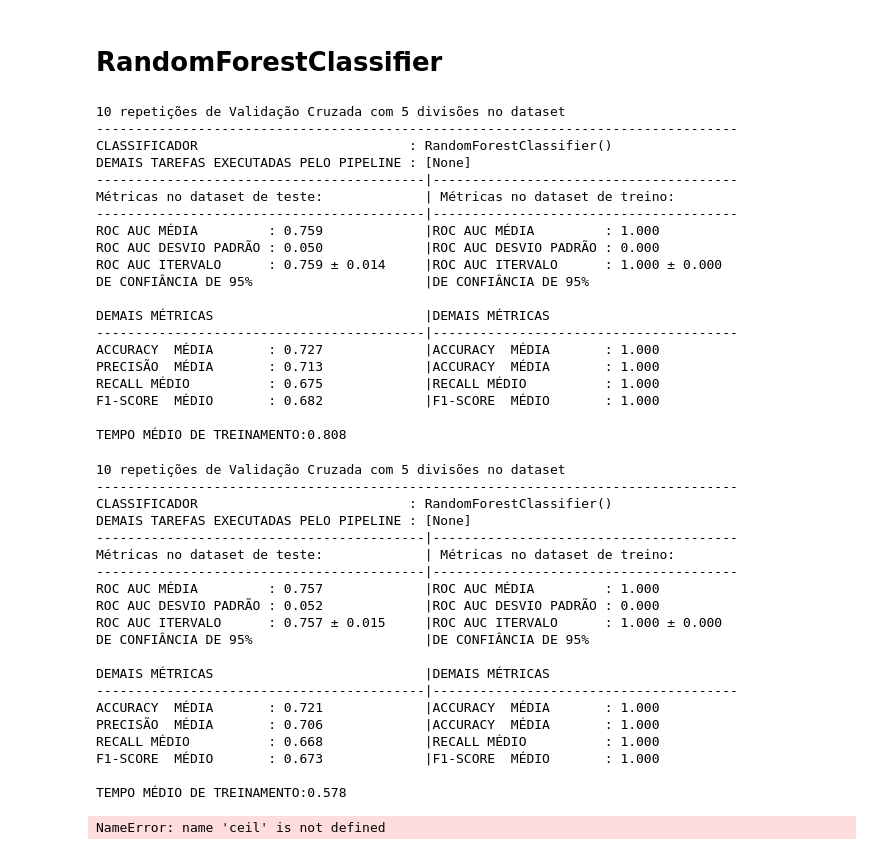
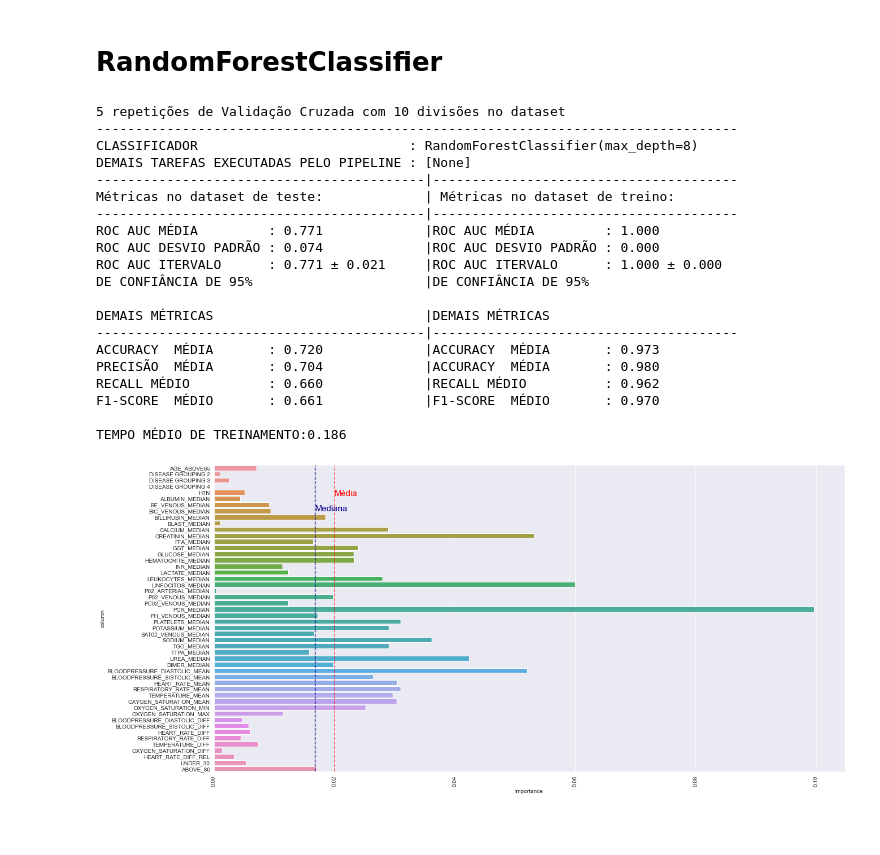
Before and after one commit to PedroHCAlmeida/Projeto_final_bootcamp, a Jupyter notebook: notebooks/Predicoes.ipynb, the cells around one changed output. Cells and saved outputs as stored; diff of their text form; code cells hidden in the pictures; blank space fills up the shorter version.

```diff
--- a/notebooks/Predicoes.ipynb
+++ b/notebooks/Predicoes.ipynb
@@ -73,54 +195,43 @@ TEMPO MÉDIO DE TREINAMENTO:0.02
 # %% [markdown]
 # RandomForestClassifier
 # %%
-rf = Classifier(RandomForestClassifier, df)
+rf = Classifier(RandomForestClassifier, df, max_depth=8)
 rf.cross_val()
 # %% [output]
-10 repetições de Validação Cruzada com 5 divisões no dataset
+5 repetições de Validação Cruzada com 10 divisões no dataset
 ----------------------------------------------------------------------------------
-CLASSIFICADOR                           : RandomForestClassifier()
+CLASSIFICADOR                           : RandomForestClassifier(max_depth=8)
 DEMAIS TAREFAS EXECUTADAS PELO PIPELINE : [None]
 ------------------------------------------|---------------------------------------
 Métricas no dataset de teste:             | Métricas no dataset de treino:
 ------------------------------------------|---------------------------------------
-ROC AUC MÉDIA         : 0.759             |ROC AUC MÉDIA         : 1.000
-ROC AUC DESVIO PADRÃO : 0.050             |ROC AUC DESVIO PADRÃO : 0.000
-ROC AUC ITERVALO      : 0.759 ± 0.014     |ROC AUC ITERVALO      : 1.000 ± 0.000
+ROC AUC MÉDIA         : 0.771             |ROC AUC MÉDIA         : 1.000
+ROC AUC DESVIO PADRÃO : 0.074             |ROC AUC DESVIO PADRÃO : 0.000
+ROC AUC ITERVALO      : 0.771 ± 0.021     |ROC AUC ITERVALO      : 1.000 ± 0.000
 DE CONFIÂNCIA DE 95%                      |DE CONFIÂNCIA DE 95%
 
 DEMAIS MÉTRICAS                           |DEMAIS MÉTRICAS
 ------------------------------------------|---------------------------------------
-ACCURACY  MÉDIA       : 0.727             |ACCURACY  MÉDIA       : 1.000
-PRECISÃO  MÉDIA       : 0.713             |ACCURACY  MÉDIA       : 1.000
-RECALL MÉDIO          : 0.675             |RECALL MÉDIO          : 1.000
-F1-SCORE  MÉDIO       : 0.682             |F1-SCORE  MÉDIO       : 1.000
+ACCURACY  MÉDIA       : 0.720             |ACCURACY  MÉDIA       : 0.973
+PRECISÃO  MÉDIA       : 0.704             |ACCURACY  MÉDIA       : 0.980
+RECALL MÉDIO          : 0.660             |RECALL MÉDIO          : 0.962
+F1-SCORE  MÉDIO       : 0.661             |F1-SCORE  MÉDIO       : 0.970
 
-TEMPO MÉDIO DE TREINAMENTO:0.808
+TEMPO MÉDIO DE TREINAMENTO:0.186
-# %%
-rf = Classifier(RandomForestClassifier, data)
-rf.cross_val()
-# %% [output]
-10 repetições de Validação Cruzada com 5 divisões no dataset
-----------------------------------------------------------------------------------
-CLASSIFICADOR                           : RandomForestClassifier()
-DEMAIS TAREFAS EXECUTADAS PELO PIPELINE : [None]
-------------------------------------------|---------------------------------------
-Métricas no dataset de teste:             | Métricas no dataset de treino:
-------------------------------------------|---------------------------------------
-ROC AUC MÉDIA         : 0.757             |ROC AUC MÉDIA         : 1.000
-ROC AUC DESVIO PADRÃO : 0.052             |ROC AUC DESVIO PADRÃO : 0.000
-ROC AUC ITERVALO      : 0.757 ± 0.015     |ROC AUC ITERVALO      : 1.000 ± 0.000
-DE CONFIÂNCIA DE 95%                      |DE CONFIÂNCIA DE 95%
-
-DEMAIS MÉTRICAS                           |DEMAIS MÉTRICAS
-------------------------------------------|---------------------------------------
-ACCURACY  MÉDIA       : 0.721             |ACCURACY  MÉDIA       : 1.000
-PRECISÃO  MÉDIA       : 0.706             |ACCURACY  MÉDIA       : 1.000
-RECALL MÉDIO          : 0.668             |RECALL MÉDIO          : 1.000
-F1-SCORE  MÉDIO       : 0.673             |F1-SCORE  MÉDIO       : 1.000
-
-TEMPO MÉDIO DE TREINAMENTO:0.578
-# %%
-rf.hist_metrics()
-# %% [output]
-NameError: name 'ceil' is not defined
+# %%
+x = []
+y = []
+for col, imp in zip(df.columns, rf.estimator.feature_importances_):
+    x.append(imp)
+    y.append(col)
+# %%
+importances = pd.DataFrame({'column':y, 'importance':x})
+# %%
+fig,ax=plt.subplots(figsize=(20,10))
+sns.barplot(x='importance', y='column', data=importances,ax=ax)
+plt.sca(ax)
+plt.xticks(rotation=90)
+central_trend(importances['importance'], ax)
+plt.show()
+# %% [output]
+[figure, added]
```
Also changed, not shown: parts of 41 cells of this notebook, 16 other files.
